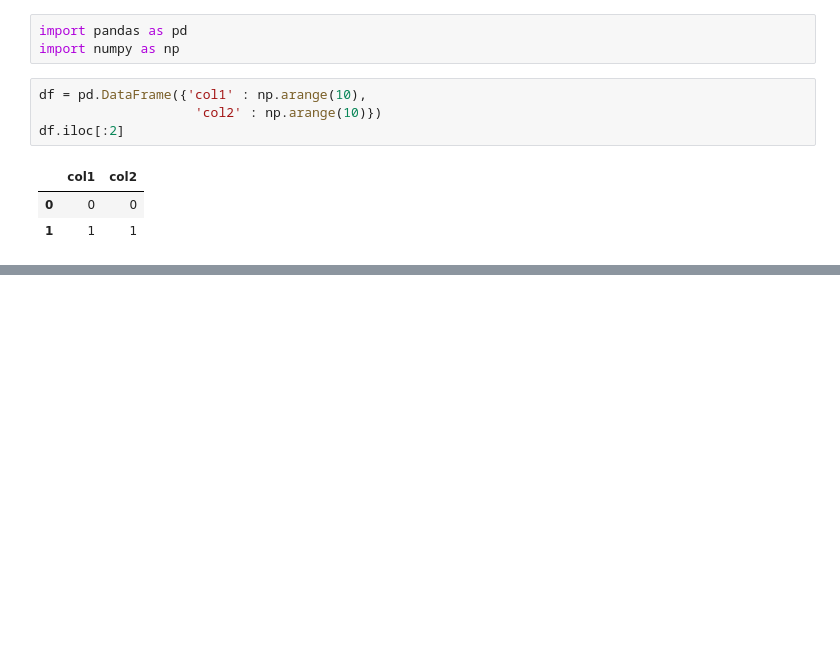
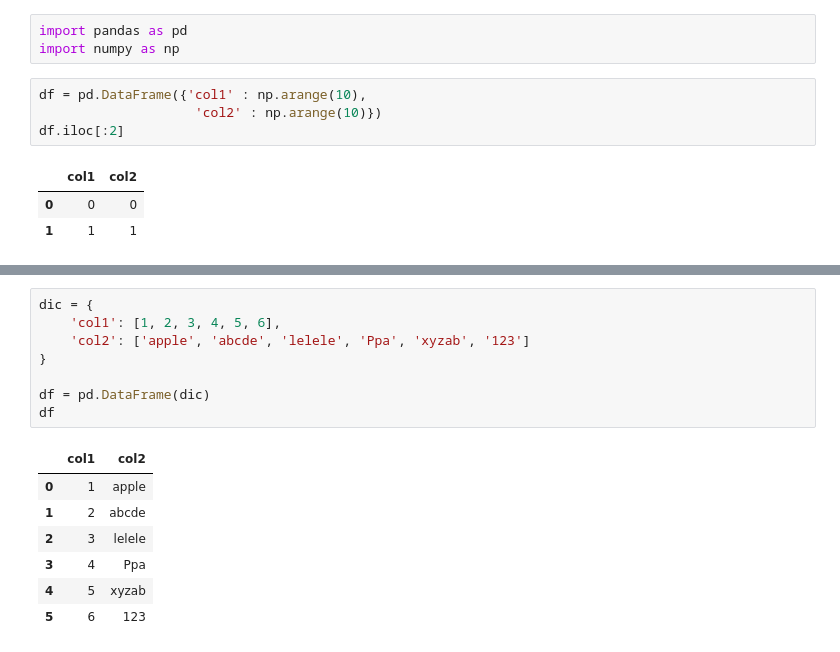
Before and after one commit to ajcltm/programmingGuide, a Jupyter notebook: 211019_memo.ipynb, the cells around one changed output, grey strips where cells are left out. Cells and saved outputs as stored; diff of their text form; blank space fills up the shorter version.

```diff
--- a/211019_memo.ipynb
+++ b/211019_memo.ipynb
@@ -198,0 +225,16 @@ df.iloc[:2]
+# %%
+dic = {
+    'col1': [1, 2, 3, 4, 5, 6],
+    'col2': ['apple', 'abcde', 'lelele', 'Ppa', 'xyzab', '123']
+}
+
+df = pd.DataFrame(dic)
+df
+# %% [output]
+|  | col1 | col2 |
+| 0 | 1 | apple |
+| 1 | 2 | abcde |
+| 2 | 3 | lelele |
+| 3 | 4 | Ppa |
+| 4 | 5 | xyzab |
+| 5 | 6 | 123 |
```
Also changed, not shown: parts of 10 cells of this notebook, 2 other files.
